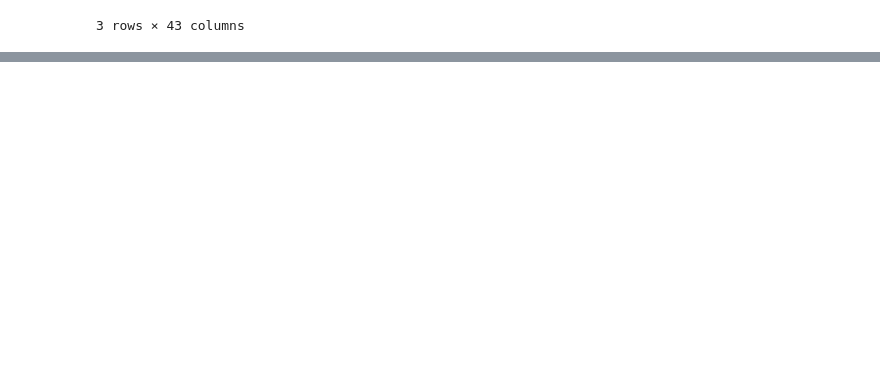
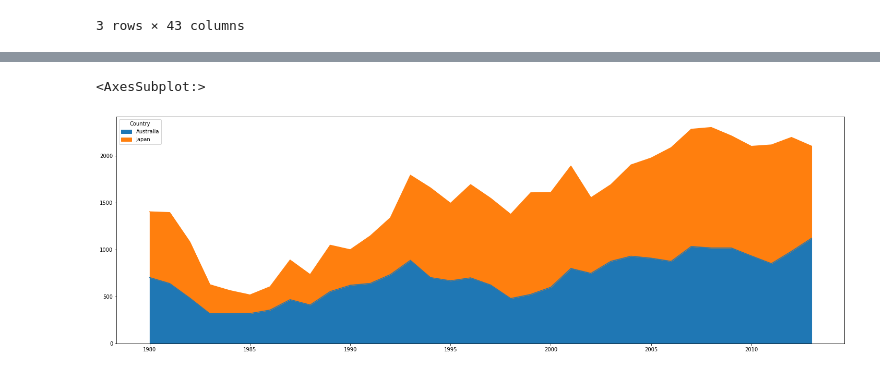
Before and after one commit to ramsha17ishaq/python_at_digipodium, a Jupyter notebook: data_science/data_analysis3.ipynb, the cells around one changed output, grey strips where cells are left out. Saved outputs shown, nothing was run; the diff lists cells and outputs as text; code cells hidden in the pictures; blank space fills up the shorter version.

```diff
--- a/data_science/data_analysis3.ipynb
+++ b/data_science/data_analysis3.ipynb
@@ -14,0 +235,5 @@ df.head(3)
+# %%
+df.loc[['Australia','Japan'],years].T.plot(kind='area',figsize=(25,8))
+# %% [output]
+<AxesSubplot:>
+[figure, added]
```
Also changed, not shown: parts of 27 cells of this notebook.
